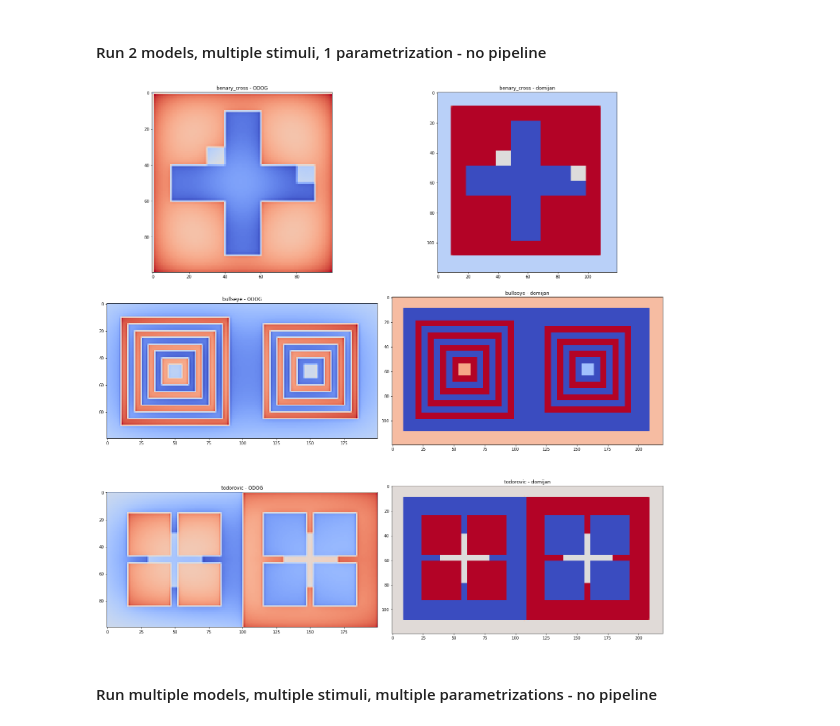
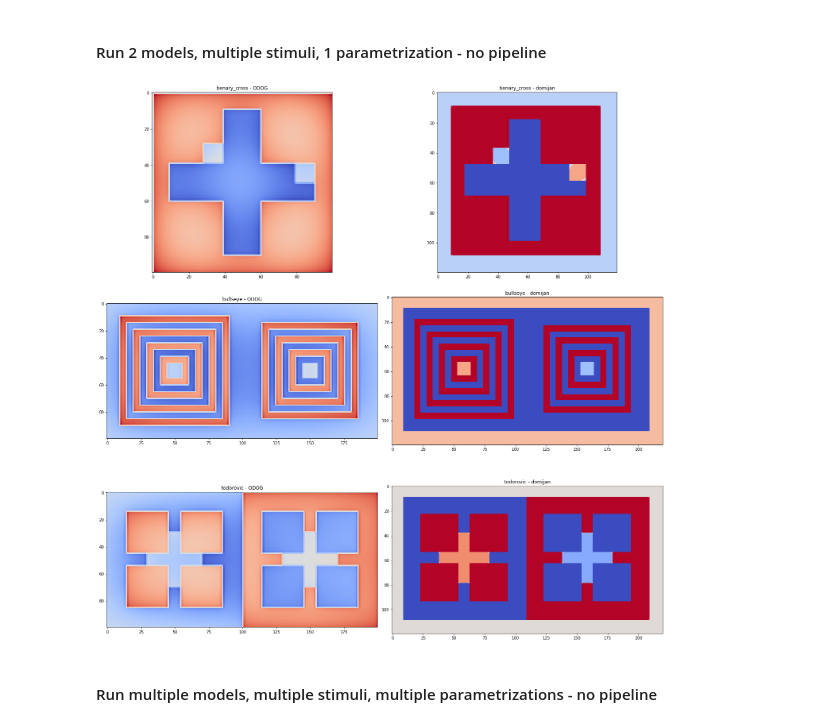
Before and after one commit to computational-psychology/BRENCH, a Jupyter notebook: core/presentation_matko.ipynb, the cells around one changed output. Drawn from its saved outputs; the diff is of its cells as text; code cells hidden in the pictures.

```diff
--- a/core/presentation_matko.ipynb
+++ b/core/presentation_matko.ipynb
@@ -21,5 +22,5 @@ import plots
 # %%
-stimulus = stimuli.illusions.benary_cross.benarys_cross()
+stimulus = stimuli.illusions.benary_cross.lynn_domijan2015()
 shape = stimulus.shape
 visextent = (-16, 16, -16, 16)
 model = multyscale.models.ODOG_BM1999(shape, visextent)
@@ -32,9 +33,9 @@ plt.show()
 # %% [markdown]
 #### Run 1 model, multiple stimuli, 1 parametrization - no pipeline
 # %%
-stims = {"benary_cross": stimuli.illusions.benary_cross.benarys_cross(),
-        "bullseye": stimuli.illusions.bullseye.bullseye_illusion(),
-        "cube": stimuli.illusions.cube.cube_illusion()}
+stims = {"benary_cross": stimuli.illusions.benary_cross.lynn_domijan2015(),
+        "bullseye": stimuli.illusions.bullseye.lynn_domijan2015(),
+        "cube": stimuli.illusions.cube.lynn_domijan2015()}
 
 N = len(stims)
 for i, (stimulus_name, stimulus) in enumerate(stims.items()):
@@ -53,9 +54,9 @@ plt.show()
 # %% [markdown]
 #### Run 1 model, multiple stimuli, multiple parametrizations - no pipeline
 # %%
-stims = {"benary_cross": stimuli.illusions.benary_cross.benarys_cross(),
-        "bullseye": stimuli.illusions.bullseye.bullseye_illusion(),
-        "cube": stimuli.illusions.cube.cube_illusion()}
+stims = {"benary_cross": stimuli.illusions.benary_cross.lynn_domijan2015(),
+        "bullseye": stimuli.illusions.bullseye.lynn_domijan2015(),
+        "cube": stimuli.illusions.cube.lynn_domijan2015()}
 
 params = [(-8, 8, -8, 8), (-16, 16, -16, 16), (-32, 32, -32, 32)]
 
@@ -80,38 +81,38 @@ plt.show()
 # %% [markdown]
 #### Run 2 models, multiple stimuli, 1 parametrization - no pipeline
 # %%
-stims = {"benary_cross": stimuli.illusions.benary_cross.domijan2015(),
-        "bullseye": stimuli.illusions.bullseye.domijan2015(),
-        "todorovic": stimuli.illusions.todorovic.domijan2015()
+stims = {"benary_cross": stimuli.illusions.benary_cross.lynn_domijan2015(),
+        "bullseye": stimuli.illusions.bullseye.lynn_domijan2015(),
+        "todorovic": stimuli.illusions.todorovic.lynn_domijan2015()
         }
 
 N = len(stims)
 plt.figure(figsize=(20,20))
 for i, (stimulus_name, stimulus) in enumerate(stims.items()):
     shape = stimulus.shape
     visextent = (-16, 16, -16, 16)
 
     model1 = multyscale.models.ODOG_BM1999(shape, visextent)
     output1 = model1.apply(stimulus)
 
     model2 = multyscale.models.FLODOG_RHS2007(shape, visextent)
     output2 = domijan2015.main.main(stimulus, 20)["image"]
 
 
 
     plt.subplot(N,2,2*i+1)
     plt.title(stimulus_name + " - ODOG")
     plt.imshow(output1, cmap='coolwarm')
 
 
     plt.subplot(N,2,2*i+2)
     plt.title(stimulus_name + " - domijan")
     plt.imshow(output2, cmap='coolwarm')
 
 plt.tight_layout()
 plt.show()
 # %% [output]
-[figure, old version]
+[figure, new version]
 # %% [markdown]
 #### Run multiple models, multiple stimuli, multiple parametrizations - no pipeline
 # %%
```
Also changed, not shown: parts of 5 cells of this notebook.
